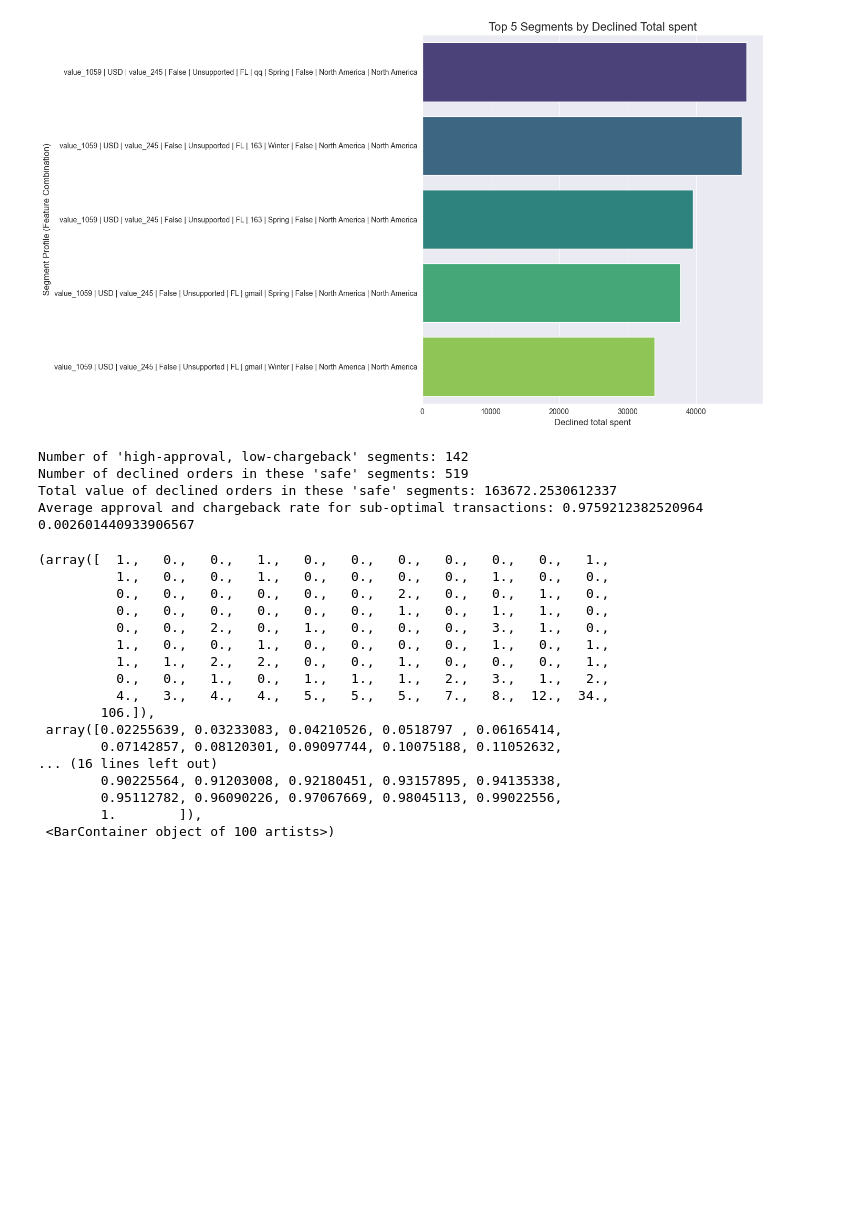
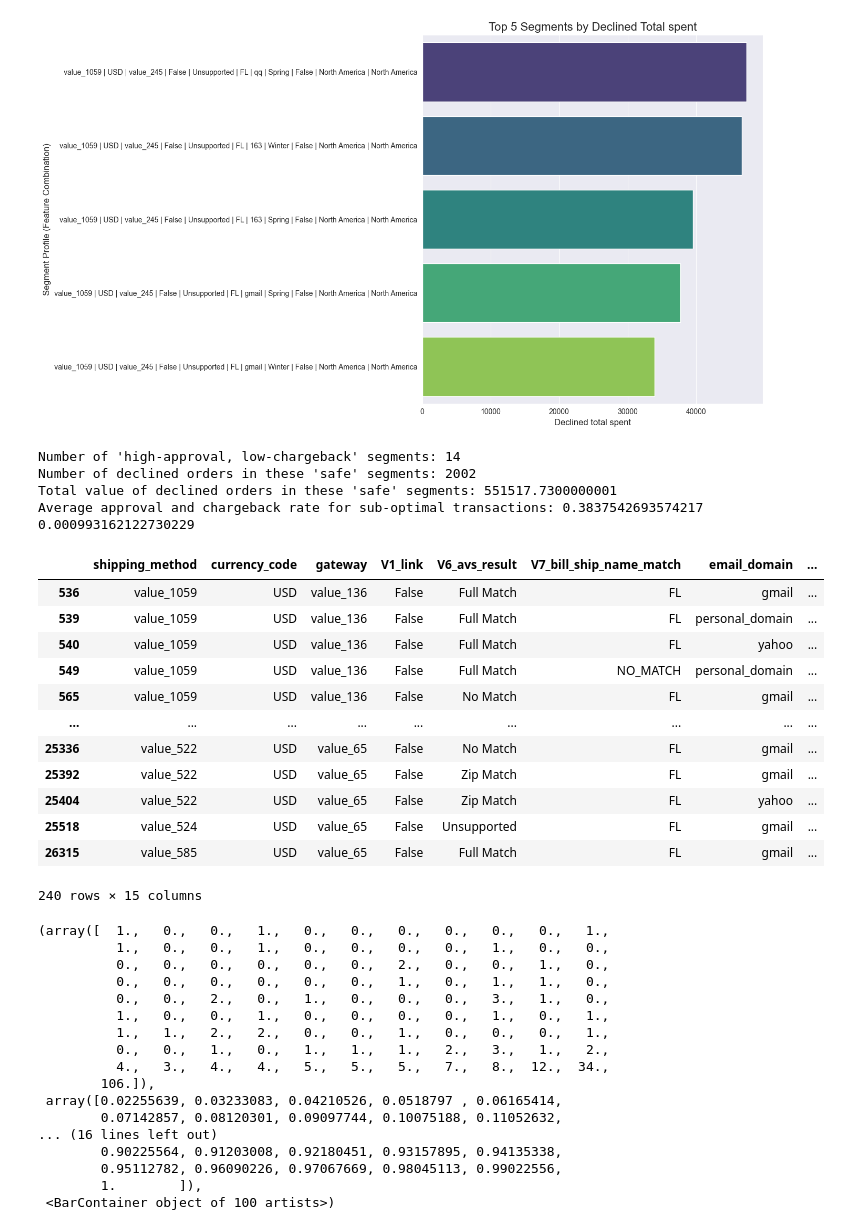
Before and after one commit to gioiablayer96/data-wizard-gioia, a Jupyter notebook: Home_Assignments/Riskified_home_assignment/riskified_home_assignment_Gioia_Blayer/riskified_home_assignment.ipynb, the cells around one changed output. Cells and saved outputs as stored; diff of their text form; code cells hidden in the pictures; blank space fills up the shorter version.

```diff
--- a/Home_Assignments/Riskified_home_assignment/riskified_home_assignment_Gioia_Blayer/riskified_home_assignment.ipynb
+++ b/Home_Assignments/Riskified_home_assignment/riskified_home_assignment_Gioia_Blayer/riskified_home_assignment.ipynb
@@ -2652,7 +2668,7 @@ THRESH_APPROVAL = grouped["approval_rate"].describe()['mean']-0.5*grouped["appro
 THRESH_CB = grouped["chargeback_rate"].describe()['mean']-0.2*grouped["chargeback_rate"].describe()['std'] # and below 1.12% chargeback rate --> is a lost good deal
 
 selected_segments = grouped[
-    (grouped["approval_rate"] >= THRESH_APPROVAL) &
+    (grouped["approval_rate"] <= THRESH_APPROVAL) &
     (grouped["chargeback_rate"] <= THRESH_CB)
 ].copy()
 
@@ -2673,10 +2689,26 @@ print("Total value of declined orders in these 'safe' segments:", declined_in_go
 
 print("Average approval and chargeback rate for sub-optimal transactions:", declined_in_good_segments.approval_rate.mean(), declined_in_good_segments.chargeback_rate.mean())
 # %% [output]
-Number of 'high-approval, low-chargeback' segments: 142
-Number of declined orders in these 'safe' segments: 519
-Total value of declined orders in these 'safe' segments: 163672.2530612337
-Average approval and chargeback rate for sub-optimal transactions: 0.9759212382520964 0.002601440933906567
+Number of 'high-approval, low-chargeback' segments: 14
+Number of declined orders in these 'safe' segments: 2002
+Total value of declined orders in these 'safe' segments: 551517.7300000001
+Average approval and chargeback rate for sub-optimal transactions: 0.3837542693574217 0.000993162122730229
+# %%
+grouped
+# %% [output]
+|  | shipping_method | currency_code | gateway | V1_link | V6_avs_result | V7_bill_ship_name_match | email_domain | ... |
+| 536 | value_1059 | USD | value_136 | False | Full Match | FL | gmail | ... |
+| 539 | value_1059 | USD | value_136 | False | Full Match | FL | personal_domain | ... |
+| 540 | value_1059 | USD | value_136 | False | Full Match | FL | yahoo | ... |
+| 549 | value_1059 | USD | value_136 | False | Full Match | NO_MATCH | personal_domain | ... |
+| 565 | value_1059 | USD | value_136 | False | No Match | FL | gmail | ... |
+| ... | ... | ... | ... | ... | ... | ... | ... | ... |
+| 25336 | value_522 | USD | value_65 | False | No Match | FL | gmail | ... |
+| 25392 | value_522 | USD | value_65 | False | Zip Match | FL | gmail | ... |
+| 25404 | value_522 | USD | value_65 | False | Zip Match | FL | yahoo | ... |
+| 25518 | value_524 | USD | value_65 | False | Unsupported | FL | gmail | ... |
+| 26315 | value_585 | USD | value_65 | False | Full Match | FL | gmail | ... |
+240 rows × 15 columns
 # %%
 plt.hist(grouped["approval_rate"], bins=100)
 # %% [output]
```
Also changed, not shown: parts of 11 cells of this notebook.
